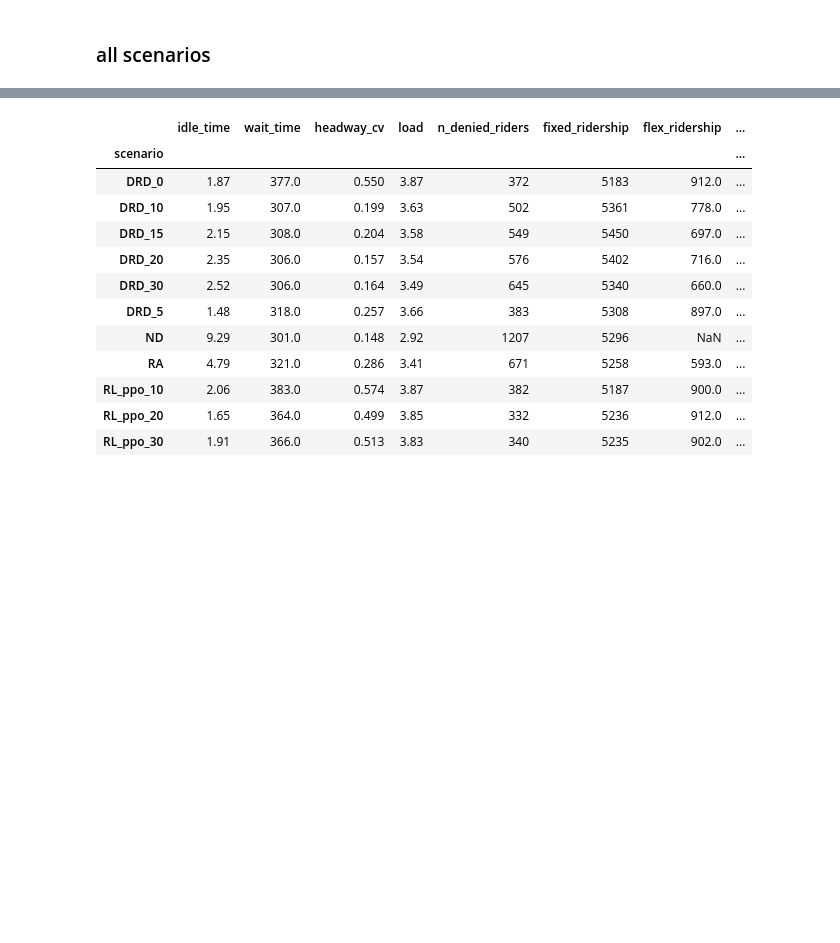
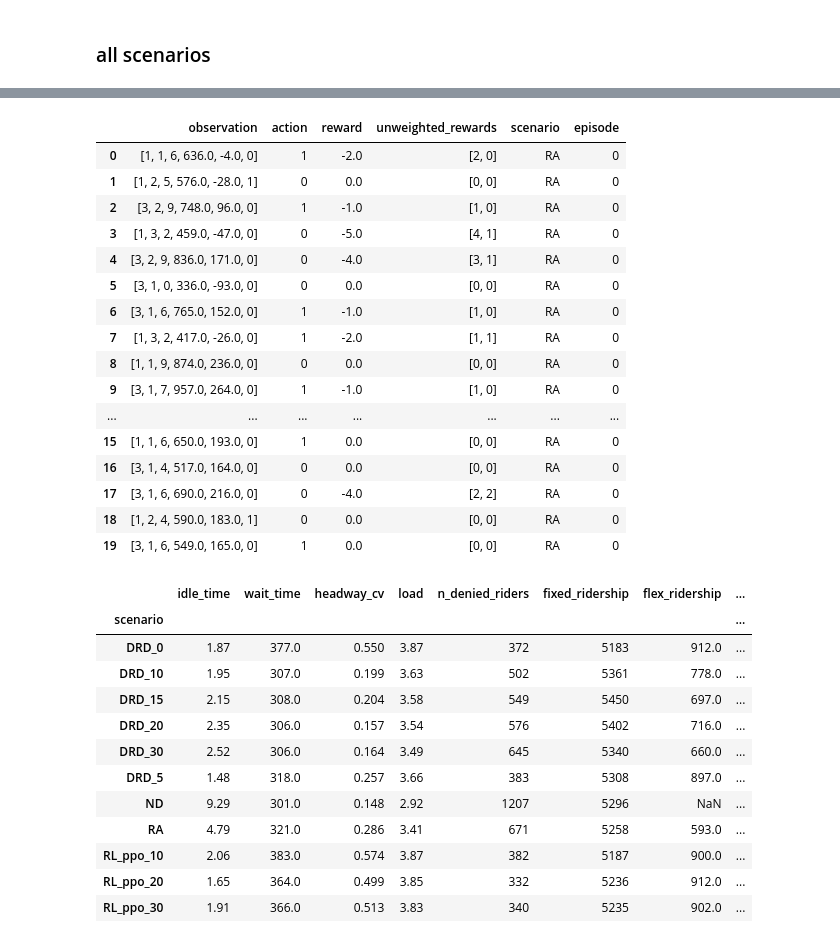
Before and after one commit to joerovar/flex-bus-sim, a Jupyter notebook: results.ipynb, the cells around one changed output, grey strips where cells are left out. Drawn from its saved outputs; the diff is of its cells as text; code cells hidden in the pictures; blank space fills up the shorter version.

Commit message:
new observations, reward restructure missing

```diff
--- a/results.ipynb
+++ b/results.ipynb
@@ -140,3 +156,25 @@ table, table_pcts = tabulate_improvements(RESULTS_PATH, ON_TIME_BOUNDS, base_sce
+# %%
+state = pd.read_csv(os.path.join(RESULTS_PATH, 'state.csv'))
+# %%
+state.head(20).drop(columns=['time'])
+# %% [output]
+|  | observation | action | reward | unweighted_rewards | scenario | episode |
+| 0 | [1, 1, 6, 636.0, -4.0, 0] | 1 | -2.0 | [2, 0] | RA | 0 |
+| 1 | [1, 2, 5, 576.0, -28.0, 1] | 0 | 0.0 | [0, 0] | RA | 0 |
+| 2 | [3, 2, 9, 748.0, 96.0, 0] | 1 | -1.0 | [1, 0] | RA | 0 |
+| 3 | [1, 3, 2, 459.0, -47.0, 0] | 0 | -5.0 | [4, 1] | RA | 0 |
+| 4 | [3, 2, 9, 836.0, 171.0, 0] | 0 | -4.0 | [3, 1] | RA | 0 |
+| 5 | [3, 1, 0, 336.0, -93.0, 0] | 0 | 0.0 | [0, 0] | RA | 0 |
+| 6 | [3, 1, 6, 765.0, 152.0, 0] | 1 | -1.0 | [1, 0] | RA | 0 |
+| 7 | [1, 3, 2, 417.0, -26.0, 0] | 1 | -2.0 | [1, 1] | RA | 0 |
+| 8 | [1, 1, 9, 874.0, 236.0, 0] | 0 | 0.0 | [0, 0] | RA | 0 |
+| 9 | [3, 1, 7, 957.0, 264.0, 0] | 1 | -1.0 | [1, 0] | RA | 0 |
+| ... | ... | ... | ... | ... | ... | ... |
+| 15 | [1, 1, 6, 650.0, 193.0, 0] | 1 | 0.0 | [0, 0] | RA | 0 |
+| 16 | [3, 1, 4, 517.0, 164.0, 0] | 0 | 0.0 | [0, 0] | RA | 0 |
+| 17 | [3, 1, 6, 690.0, 216.0, 0] | 0 | -4.0 | [2, 2] | RA | 0 |
+| 18 | [1, 2, 4, 590.0, 183.0, 1] | 0 | 0.0 | [0, 0] | RA | 0 |
+| 19 | [3, 1, 6, 549.0, 165.0, 0] | 1 | 0.0 | [0, 0] | RA | 0 |
 # %%
 # pd.read_csv('outputs/experiments_0303-195034/vehicles.csv')['scenario'].value_counts()
 # %%
```
Also changed, not shown: parts of 7 cells of this notebook, 6 other files.
